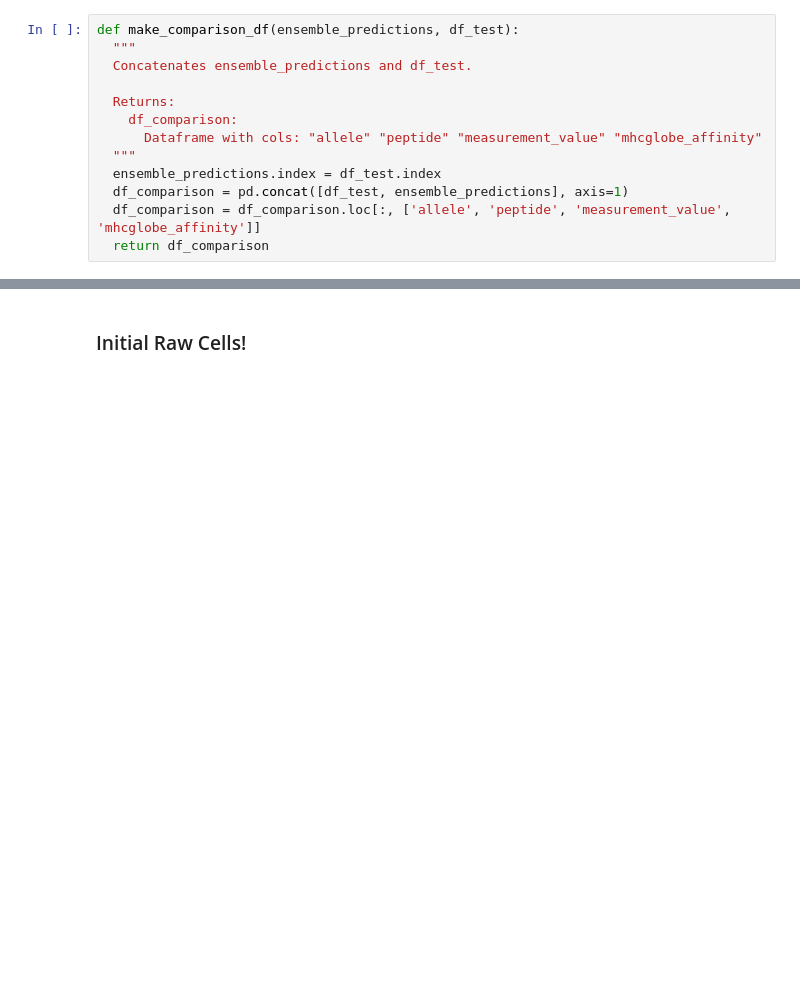
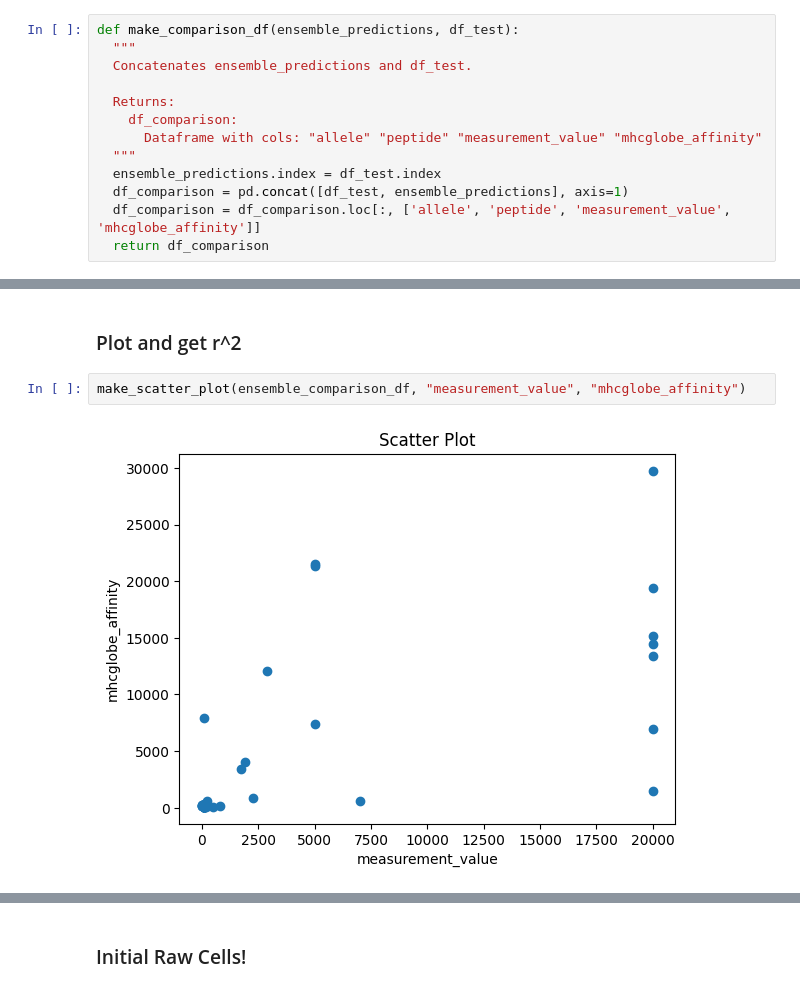
Before and after one commit to prakritipaul/mhcglobe, a Jupyter notebook: prakriti_MHCglobe_code_validation.ipynb, the cells around one changed output, grey strips where cells are left out. Saved outputs shown, nothing was run; the diff lists cells and outputs as text; blank space fills up the shorter version.

```diff
--- a/prakriti_MHCglobe_code_validation.ipynb
+++ b/prakriti_MHCglobe_code_validation.ipynb
@@ -493 +486,7 @@ ensemble_comparison_df
 100 rows × 4 columns
+# %% [markdown]
+### Plot and get r^2
+# %%
+make_scatter_plot(ensemble_comparison_df, "measurement_value", "mhcglobe_affinity")
+# %% [output]
+[figure, added]
```
Also changed, not shown: parts of 32 cells of this notebook.
